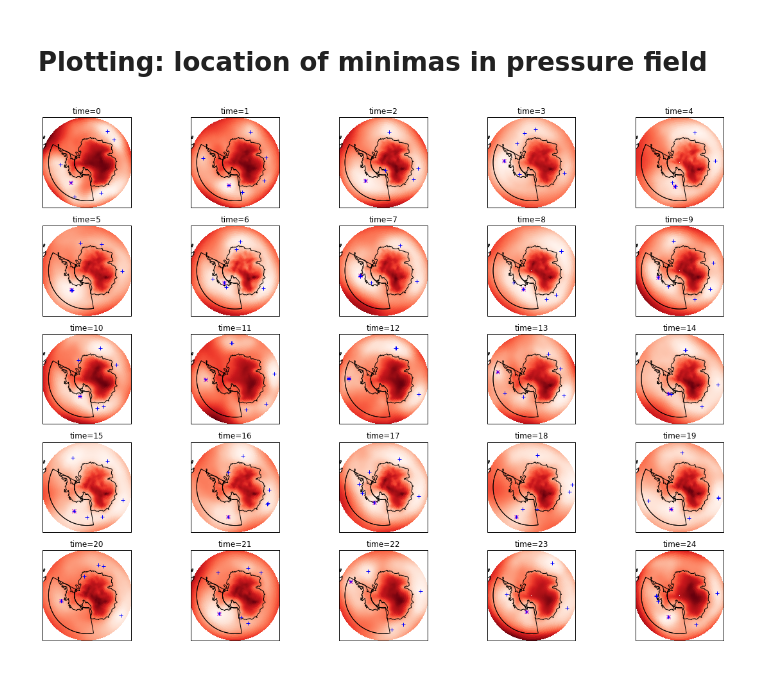
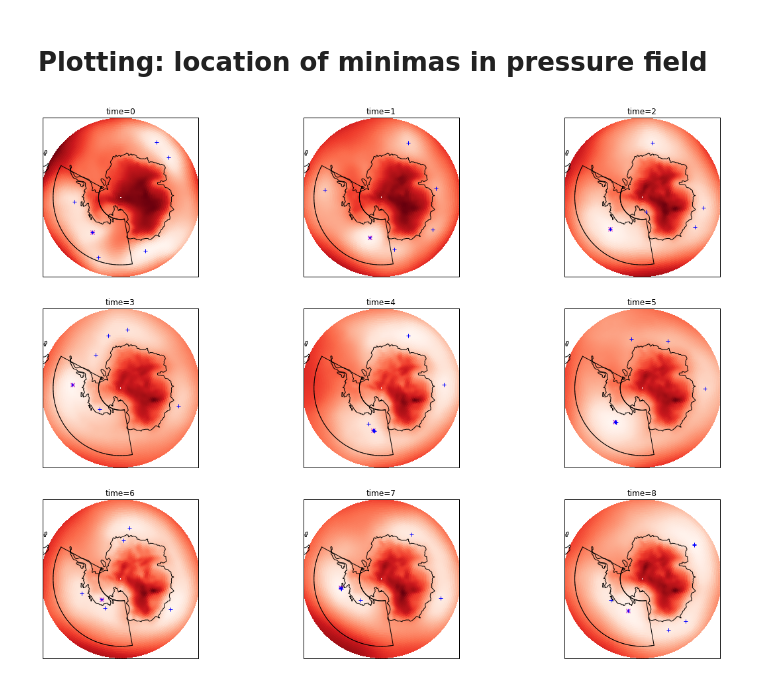
Before and after one commit to scotthosking/notebooks, a Jupyter notebook: Amundsen_Sea_Low.ipynb, the cells around one changed output. Saved outputs shown, nothing was run; the diff lists cells and outputs as text; code cells hidden in the pictures.

```diff
--- a/Amundsen_Sea_Low.ipynb
+++ b/Amundsen_Sea_Low.ipynb
@@ -143,37 +158,35 @@ def draw_regional_box( region, transform=None ):
 # %%
 plt.figure(figsize=(20,15))
 
-for i in range(0,25):
+for i in range(0,9):
 
     da_2D = da.isel(time=i)
 
-    ax = plt.subplot( 5,5,i+1, projection=ccrs.Stereographic(central_longitude=0., central_latitude=-90.) )
+    ax = plt.subplot( 3,3,i+1, projection=ccrs.Stereographic(central_longitude=0., central_latitude=-90.) )
 
     ax.set_extent([-180,180,-90,-55], ccrs.PlateCarree())
 
     result = da_2D.plot.pcolormesh( 'longitude', 'latitude', cmap='Reds', transform=ccrs.PlateCarree(), add_colorbar=False )
 
     # ax.coastlines(resolution='50m')
     ax.coastlines(resolution='110m')
 
     # plt.colorbar(result, orientation='horizontal', label=da.units, extend='both', fraction=0.046, pad=0.04)
 
     # ax.set_title(da.long_name+'\n', size='xx-large')
     ax.set_title('time='+str(i))
 
     ### mark ASL
     df2 = asl_df[ asl_df['time'] == str(da_2D.time.values)]
     plt.plot(df2['lon'], df2['lat'], 'mx', transform=ccrs.PlateCarree() )
 
     ### mark all lows
     df1 = df[ df['time'] == str(da_2D.time.values)]
     for index, row in df1.iterrows():
         plt.plot(row['lon'], row['lat'], 'b+', transform=ccrs.PlateCarree() )
 
-
-
     draw_regional_box(asl_region)
 
 print('')
 # %% [output]
-[figure, old version]
+[figure, new version]
```
Also changed, not shown: parts of 10 cells of this notebook, 2 other files.
